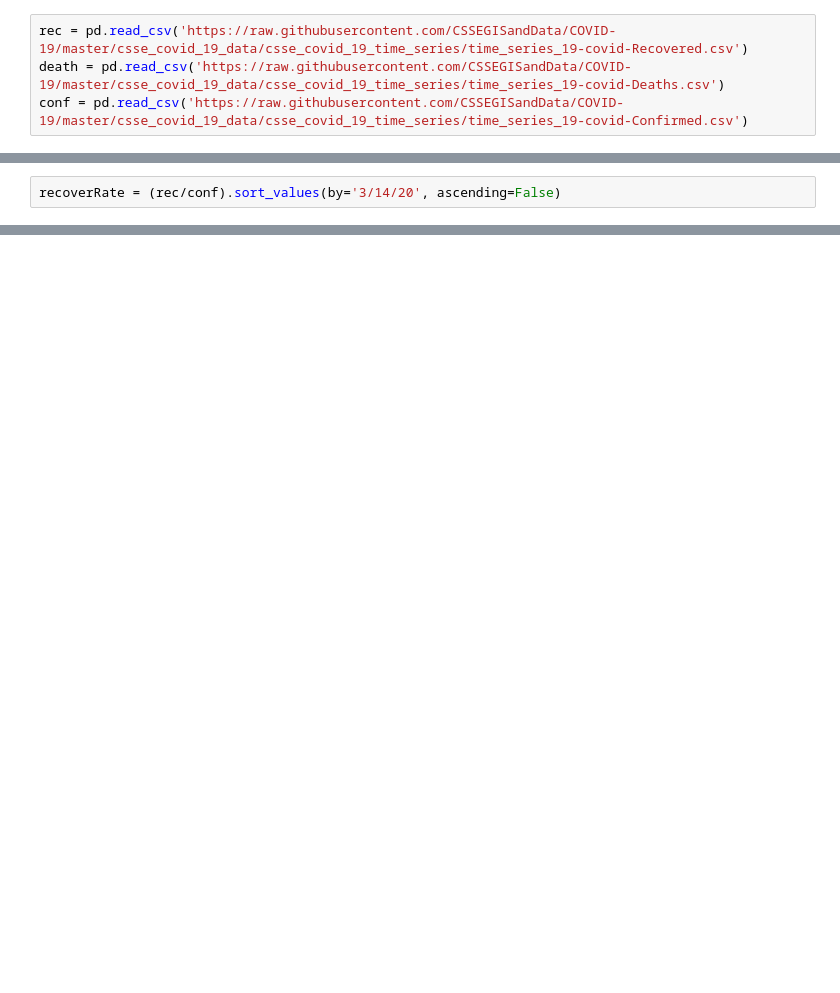
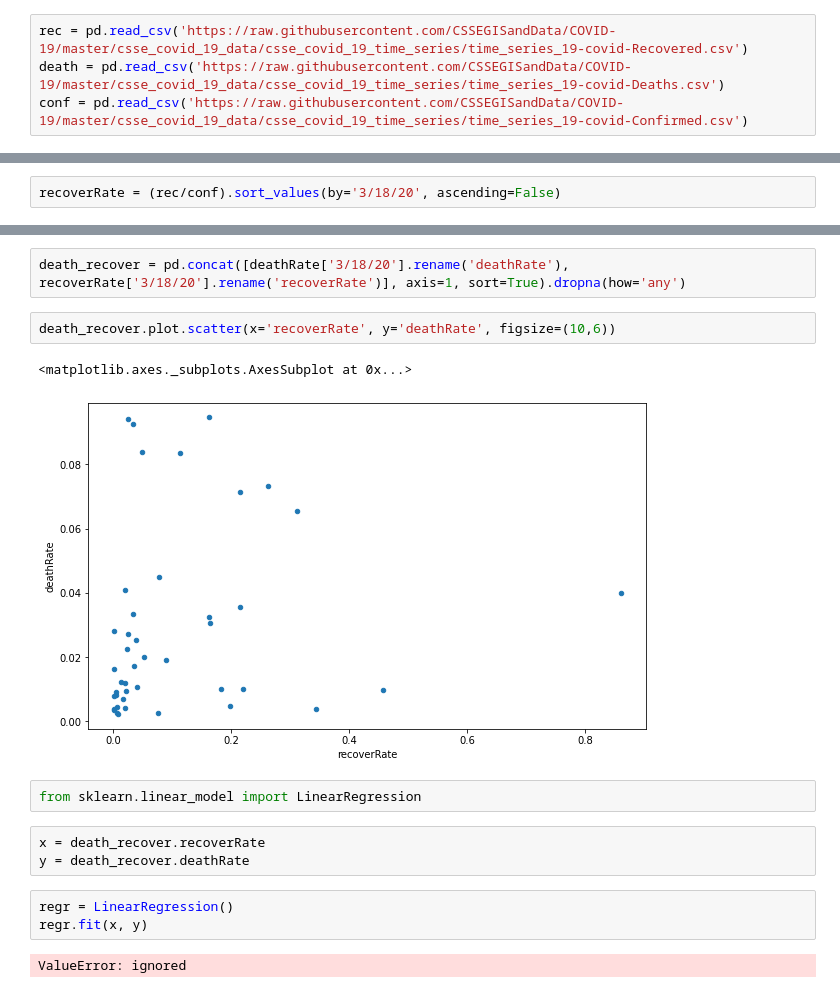
Before and after one commit to nathan-tw/COVID_mining, a Jupyter notebook: wuhan coronavirus.ipynb, the cells around one changed output, grey strips where cells are left out. Cells and saved outputs as stored; diff of their text form; blank space fills up the shorter version.

```diff
--- a/wuhan coronavirus.ipynb
+++ b/wuhan coronavirus.ipynb
@@ -142,6 +143,6 @@ death = df_Regular(death, 0)
 conf = df_Regular(conf, 5)
 # %%
-recoverRate = (rec/conf).sort_values(by='3/14/20', ascending=False)
+recoverRate = (rec/conf).sort_values(by='3/18/20', ascending=False)
 # %%
 recoverRate[:30].plot.bar(figsize=(15, 6))
 # %% [output]
@@ -156,0 +158,17 @@ deathRate[:30].plot.bar(figsize=(15, 6))
+# %%
+death_recover = pd.concat([deathRate['3/18/20'].rename('deathRate'), recoverRate['3/18/20'].rename('recoverRate')], axis=1, sort=True).dropna(how='any')
+# %%
+death_recover.plot.scatter(x='recoverRate', y='deathRate', figsize=(10,6))
+# %% [output]
+<matplotlib.axes._subplots.AxesSubplot at 0x...>
+[figure, added]
+# %%
+from sklearn.linear_model import LinearRegression
+# %%
+x = death_recover.recoverRate
+y = death_recover.deathRate
+# %%
+regr = LinearRegression()
+regr.fit(x, y)
+# %% [output]
+ValueError: ignored
```
Also changed, not shown: parts of 19 cells of this notebook.
